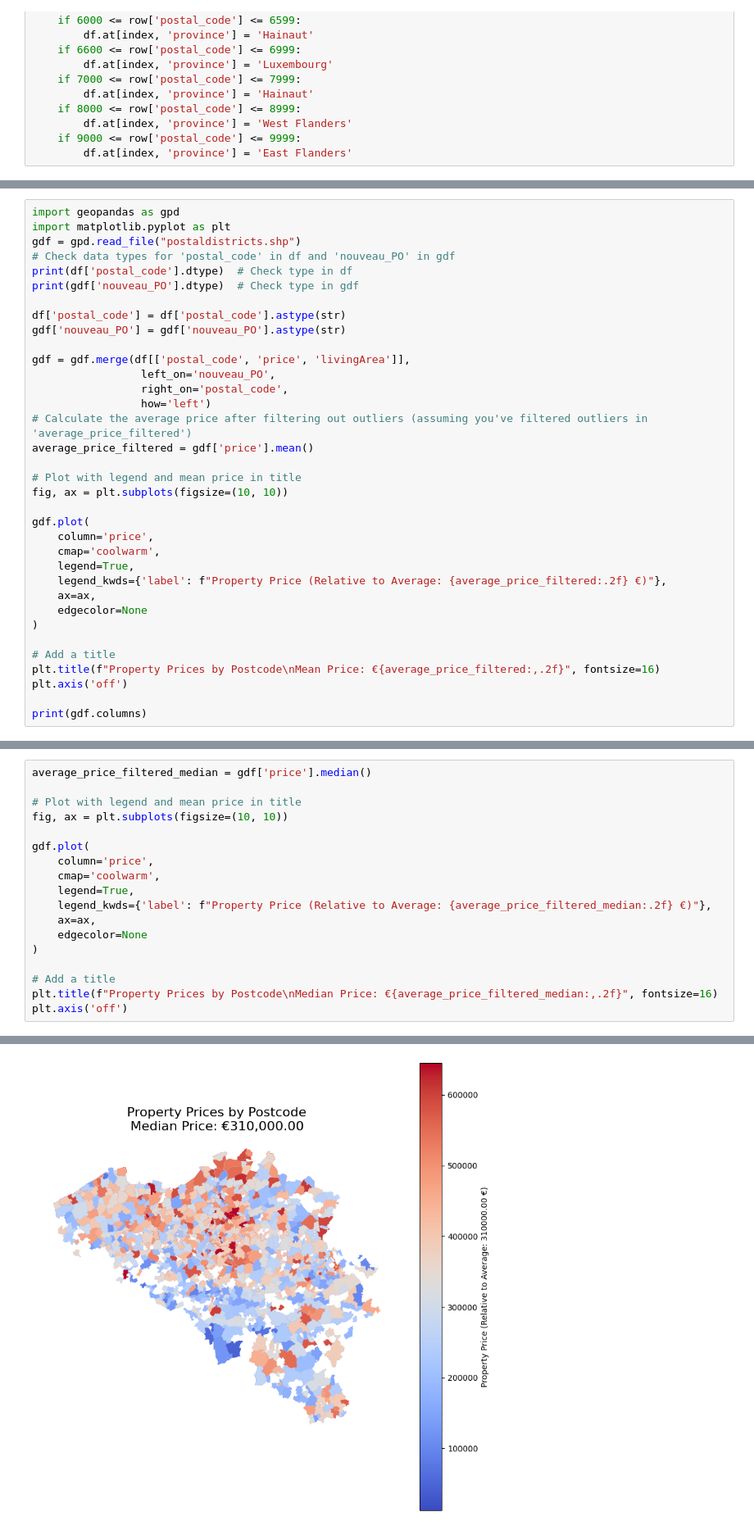
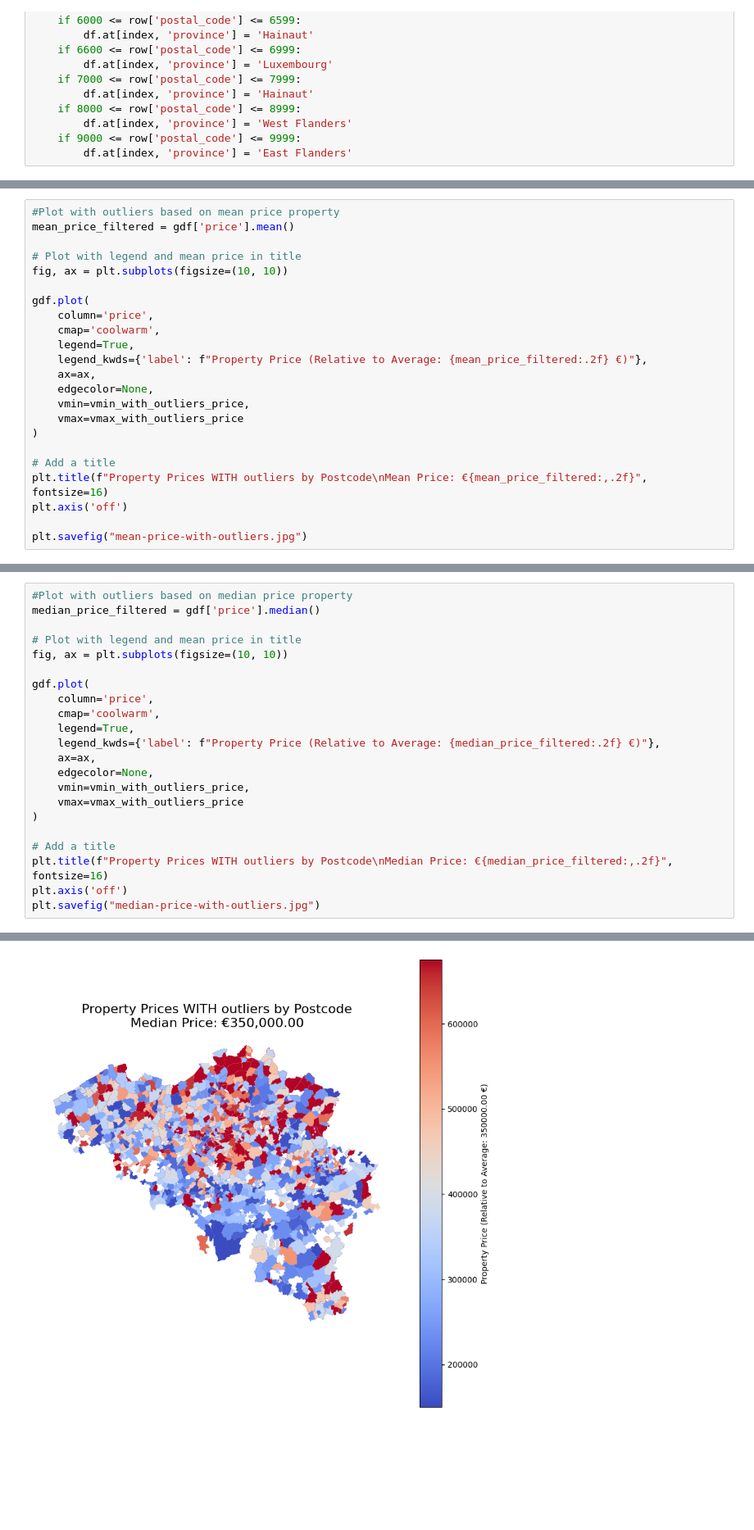
Before and after one commit to karthika-elimireddy/challenge-data-analysis, a Jupyter notebook: utils/data_manipulation.ipynb, the cells around one changed output, grey strips where cells are left out. Shown at 82% size. Saved outputs shown, nothing was run; the diff lists cells and outputs as text; blank space fills up the shorter version.

```diff
--- a/utils/data_manipulation.ipynb
+++ b/utils/data_manipulation.ipynb
@@ -246,20 +241,6 @@ Name: price, dtype: float64
 # %%
-import geopandas as gpd
-import matplotlib.pyplot as plt
-gdf = gpd.read_file("postaldistricts.shp")
-# Check data types for 'postal_code' in df and 'nouveau_PO' in gdf
-print(df['postal_code'].dtype)  # Check type in df
-print(gdf['nouveau_PO'].dtype)  # Check type in gdf
-
-df['postal_code'] = df['postal_code'].astype(str)
-gdf['nouveau_PO'] = gdf['nouveau_PO'].astype(str)
-
-gdf = gdf.merge(df[['postal_code', 'price', 'livingArea']],
-                 left_on='nouveau_PO',
-                 right_on='postal_code',
-                 how='left')
-# Calculate the average price after filtering out outliers (assuming you've filtered outliers in 'average_price_filtered')
-average_price_filtered = gdf['price'].mean()
+#Plot with outliers based on mean price property
+mean_price_filtered = gdf['price'].mean()
 
 # Plot with legend and mean price in title
 fig, ax = plt.subplots(figsize=(10, 10))
@@ -268,14 +249,16 @@ gdf.plot(
     column='price',
     cmap='coolwarm',
     legend=True,
-    legend_kwds={'label': f"Property Price (Relative to Average: {average_price_filtered:.2f} €)"},
+    legend_kwds={'label': f"Property Price (Relative to Average: {mean_price_filtered:.2f} €)"},
     ax=ax,
-    edgecolor=None
+    edgecolor=None,
+    vmin=vmin_with_outliers_price,
+    vmax=vmax_with_outliers_price
 )
 
 # Add a title
-plt.title(f"Property Prices by Postcode\nMean Price: €{average_price_filtered:,.2f}", fontsize=16)
+plt.title(f"Property Prices WITH outliers by Postcode\nMean Price: €{mean_price_filtered:,.2f}", fontsize=16)
 plt.axis('off')
 
-print(gdf.columns)
+plt.savefig("mean-price-with-outliers.jpg")
 # %% [output]
@@ -288,5 +297,6 @@ Index(['Join_Count', 'nouveau_PO', 'FREQUENCY', 'CP_speciau', 'Shape_Leng',
 # %%
-average_price_filtered_median = gdf['price'].median()
+#Plot with outliers based on median price property
+median_price_filtered = gdf['price'].median()
 
 # Plot with legend and mean price in title
 fig, ax = plt.subplots(figsize=(10, 10))
@@ -295,12 +305,15 @@ gdf.plot(
     column='price',
     cmap='coolwarm',
     legend=True,
-    legend_kwds={'label': f"Property Price (Relative to Average: {average_price_filtered_median:.2f} €)"},
+    legend_kwds={'label': f"Property Price (Relative to Average: {median_price_filtered:.2f} €)"},
     ax=ax,
-    edgecolor=None
+    edgecolor=None,
+    vmin=vmin_with_outliers_price,
+    vmax=vmax_with_outliers_price
 )
 
 # Add a title
-plt.title(f"Property Prices by Postcode\nMedian Price: €{average_price_filtered_median:,.2f}", fontsize=16)
+plt.title(f"Property Prices WITH outliers by Postcode\nMedian Price: €{median_price_filtered:,.2f}", fontsize=16)
 plt.axis('off')
+plt.savefig("median-price-with-outliers.jpg")
 # %% [output]
@@ -311,2 +320,2 @@ plt.axis('off')
-[figure, old version]
+[figure, new version]
 # %%
```
Also changed, not shown: parts of 29 cells of this notebook, 1 other file.
